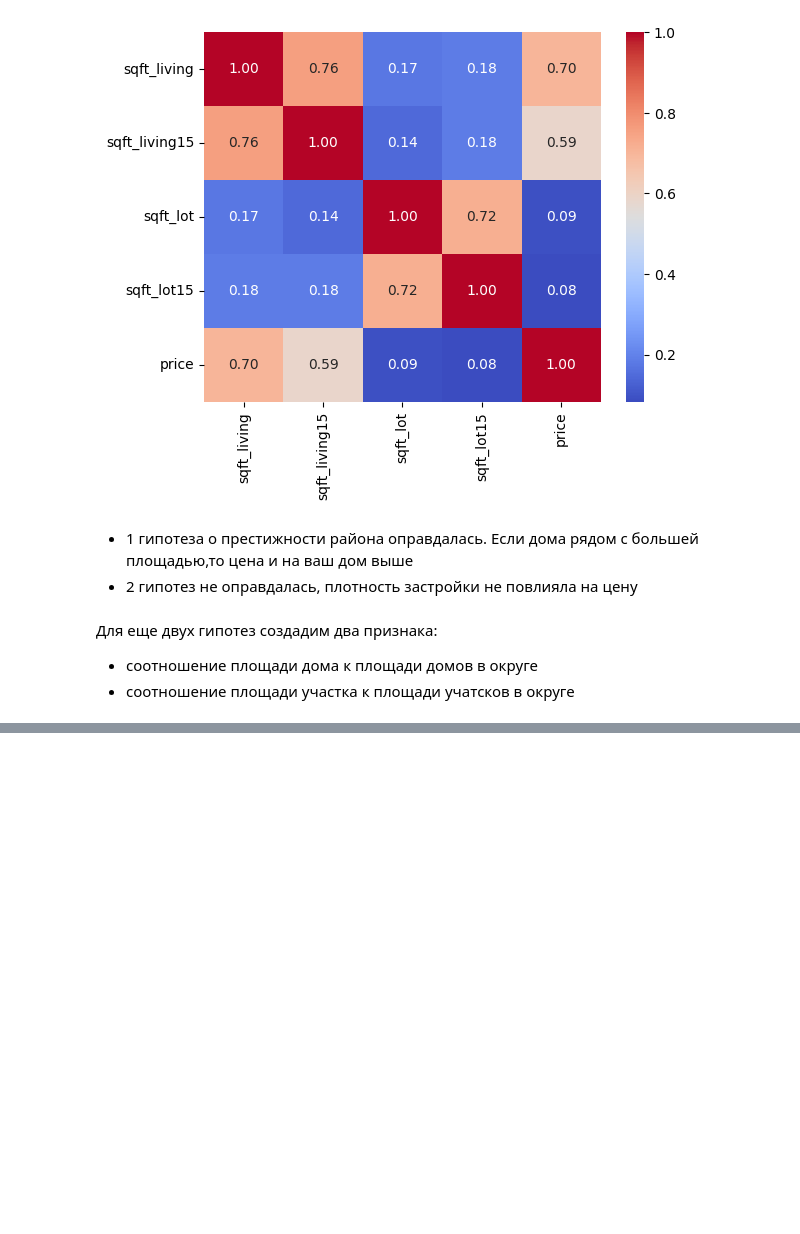
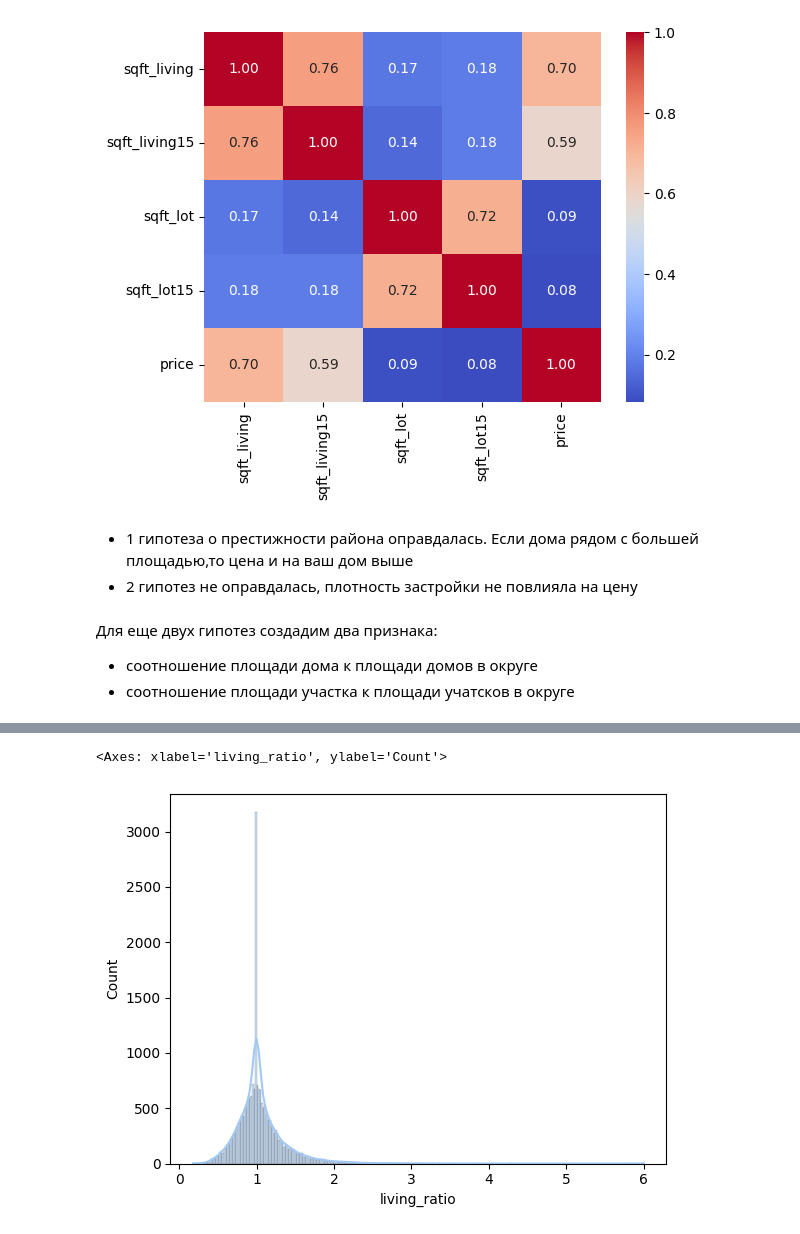
Before and after one commit to Daniil-Leshchev/house-sales-ml, a Jupyter notebook: house-sales.ipynb, the cells around one changed output, grey strips where cells are left out. Drawn from its saved outputs; the diff is of its cells as text; code cells hidden in the pictures; blank space fills up the shorter version.

```diff
--- a/house-sales.ipynb
+++ b/house-sales.ipynb
@@ -477,0 +497,5 @@ make_heatmap(data[['sqft_living', 'sqft_living15', 'sqft_lot', 'sqft_lot15', 'pr
+# %%
+sns.histplot(data=data, x='living_ratio', kde=True)
+# %% [output]
+<Axes: xlabel='living_ratio', ylabel='Count'>
+[figure, added]
```
Also changed, not shown: parts of 19 cells of this notebook.
